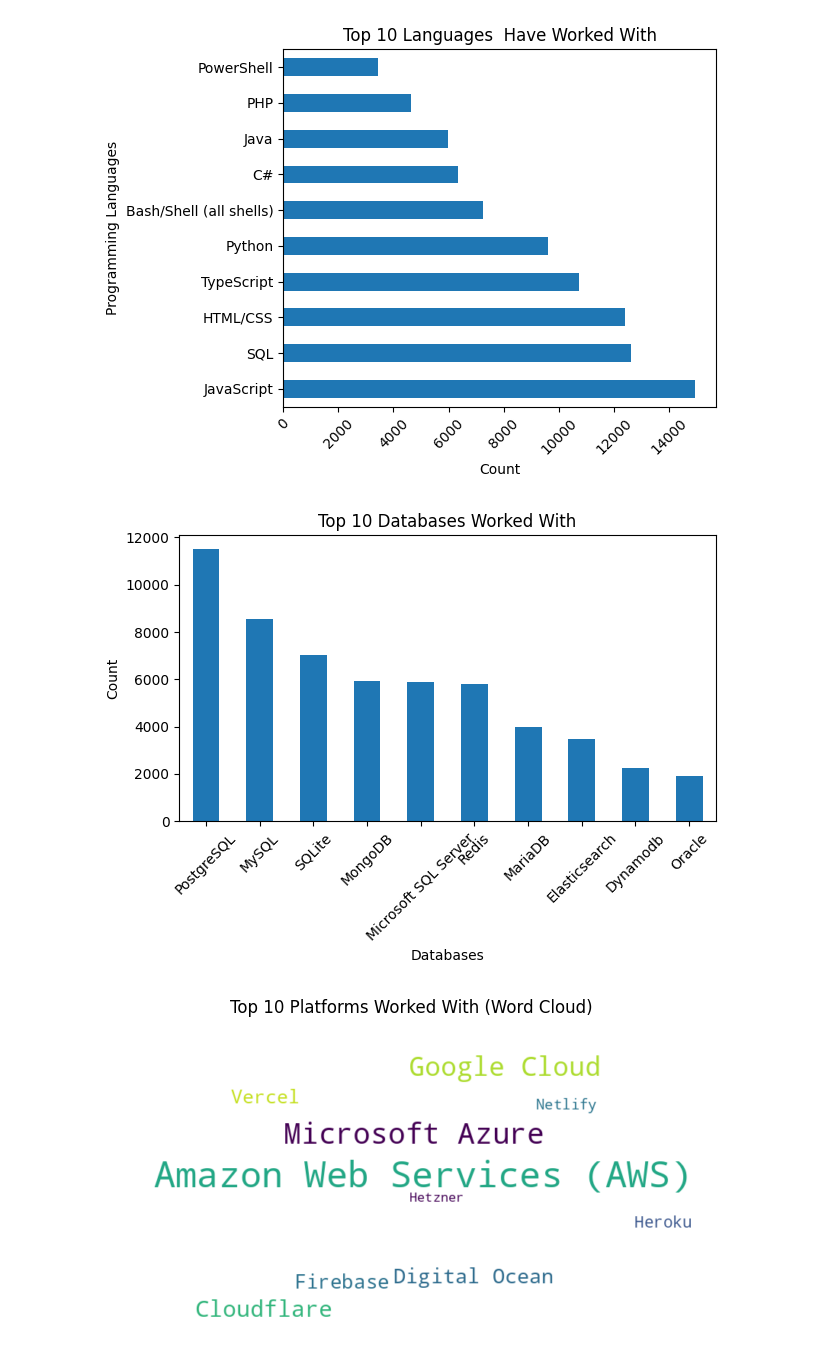
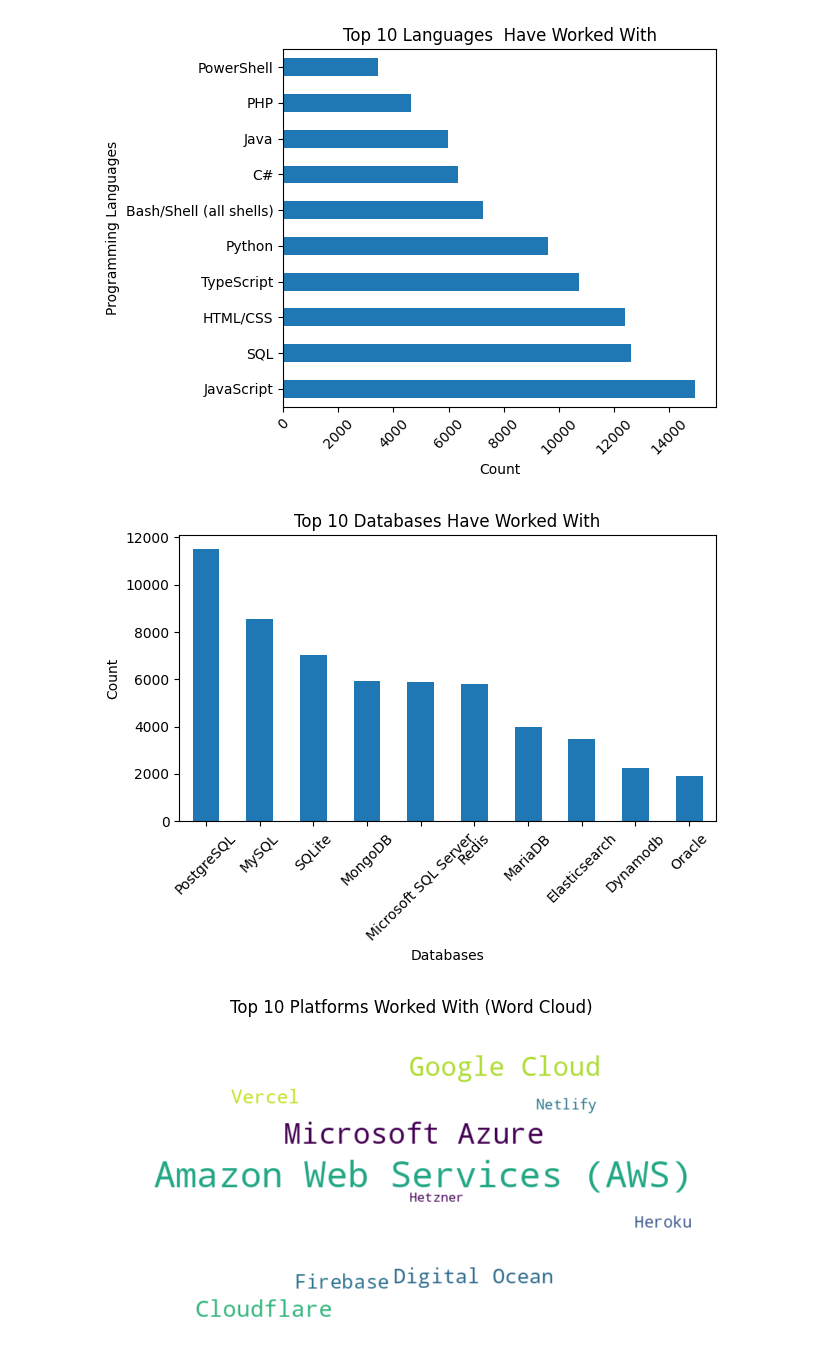
Before and after one commit to Sumant-crty/IBM-Data-Analyst-Capstone-Project, a Jupyter notebook: CleanedSurveyDataGenerate.ipynb, the cells around one changed output. Saved outputs shown, nothing was run; the diff lists cells and outputs as text; code cells hidden in the pictures.

```diff
--- a/CleanedSurveyDataGenerate.ipynb
+++ b/CleanedSurveyDataGenerate.ipynb
@@ -32,33 +32,33 @@ plt.show()
 # %%
 import pandas as pd
 import matplotlib.pyplot as plt
 
 # Step 1: Load dataset
 df = pd.read_csv("survey_data_updated 5.csv")
 
 # Step 2: Split databases (separated by ;)
 db_split = df['DatabaseHaveWorkedWith'].dropna().str.split(';')
 
 # Step 3: Flatten list
 all_databases = [db for sublist in db_split for db in sublist]
 
 # Step 4: Count frequency and get Top 10
 top10_db = pd.Series(all_databases).value_counts().head(10)
 
 # Step 5: Plot column chart (vertical bar chart)
 plt.figure()
 top10_db.plot(kind='bar')
 
-plt.title('Top 10 Databases Worked With')
+plt.title('Top 10 Databases Have Worked With')
 plt.xlabel('Databases')
 plt.ylabel('Count')
 
 plt.xticks(rotation=45)  # rotate labels for readability
 plt.tight_layout()
 
 plt.show()
 # %% [output]
-[figure, old version]
+[figure, new version]
 # %%
 import pandas as pd
 import matplotlib.pyplot as plt
```
Also changed, not shown: parts of 4 cells of this notebook.
